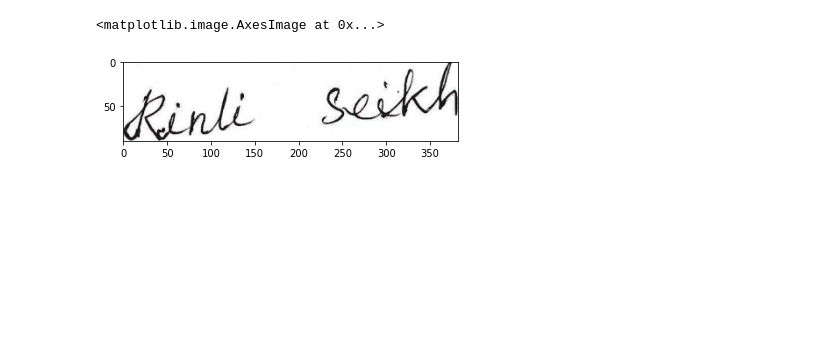
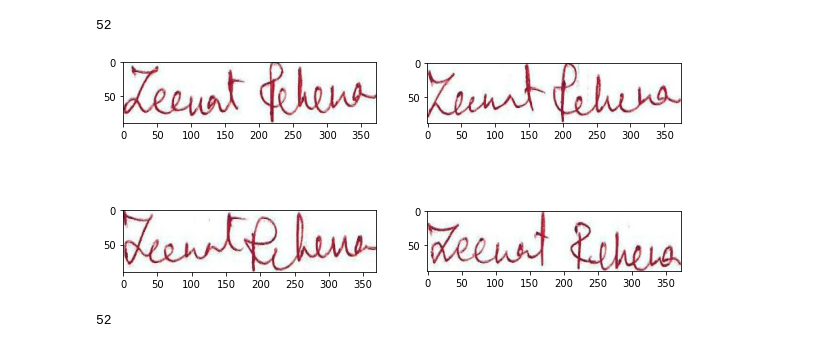
Before and after one commit to RamizSarfaraj/forged_signature_detection, a Jupyter notebook: src/walking.ipynb, the cells around one changed output. Saved outputs shown, nothing was run; the diff lists cells and outputs as text; code cells hidden in the pictures; blank space fills up the shorter version.

```diff
--- a/src/walking.ipynb
+++ b/src/walking.ipynb
@@ -5,7 +6,7 @@ import numpy as np
 import cv2
 import os
 # %%
-def show_image(imageList, i=0, num_rows=2, num_cols=2, axis_off=True, figsize=(10, 5)):
+def show_image(imageList, i=0, num_rows=2, num_cols=2, axis_off=False, figsize=(10, 5)):
     x = 1
     plt.figure(figsize=figsize)
     while (x <= num_rows*num_cols):
@@ -25,7 +26,7 @@ def show_image(imageList, i=0, num_rows=2, num_cols=2, axis_off=True, figsize=(1
                 lst.append(im)
     return lst
 # %%
-Original = "./../Signs/Processed-Original/"
+Original = "./../Signs/Processed-Original/English/11/"
 id_list = id_loader(Original)
 # %%
 def Img_Loader(id_list):
@@ -38,7 +39,20 @@ def Img_Loader(id_list):
 # %%
 Img_list = Img_Loader(id_list)
 # %%
-Img_list = np.array
+def scale_image(iamgelist):
+    lst = []
+    for im in iamgelist:
+        img = np.array(im)/255.0
+        if img is not None:
+            lst.append(img)
+    return lst
+
+scaled_image = scale_image(Img_list)
-# %% [output]
-<matplotlib.image.AxesImage at 0x...>
-[figure, removed]
+# %%
+len(scaled_image)
+# %% [output]
+52
+# %%
+show_image(scaled_image, 0, axis_off=False)
+# %% [output]
+[figure, added]
@@ -44,0 +62,4 @@ Img_list = np.array
+# %%
+len(lster)
+# %% [output]
+52
```
Also changed, not shown: parts of 10 cells of this notebook.
